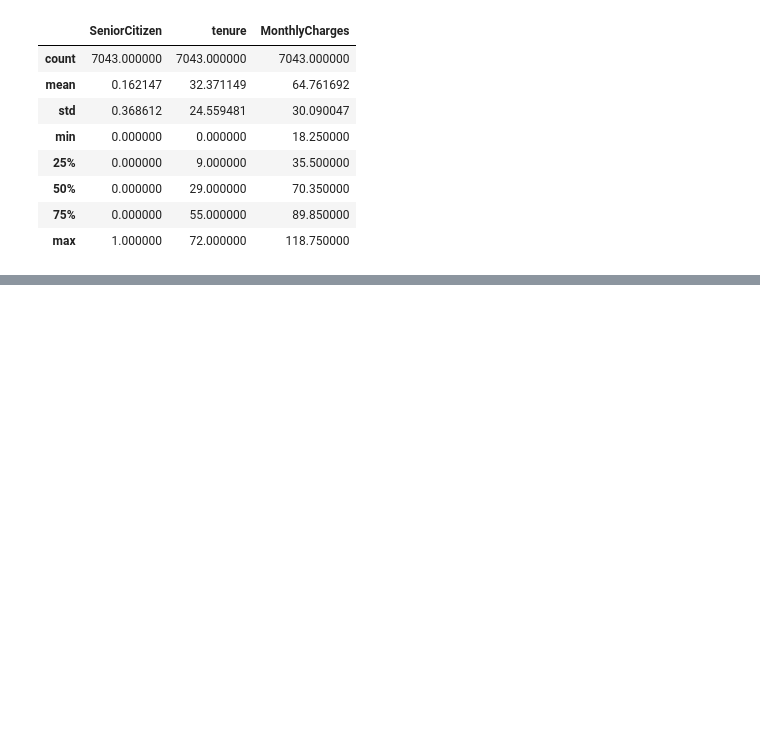
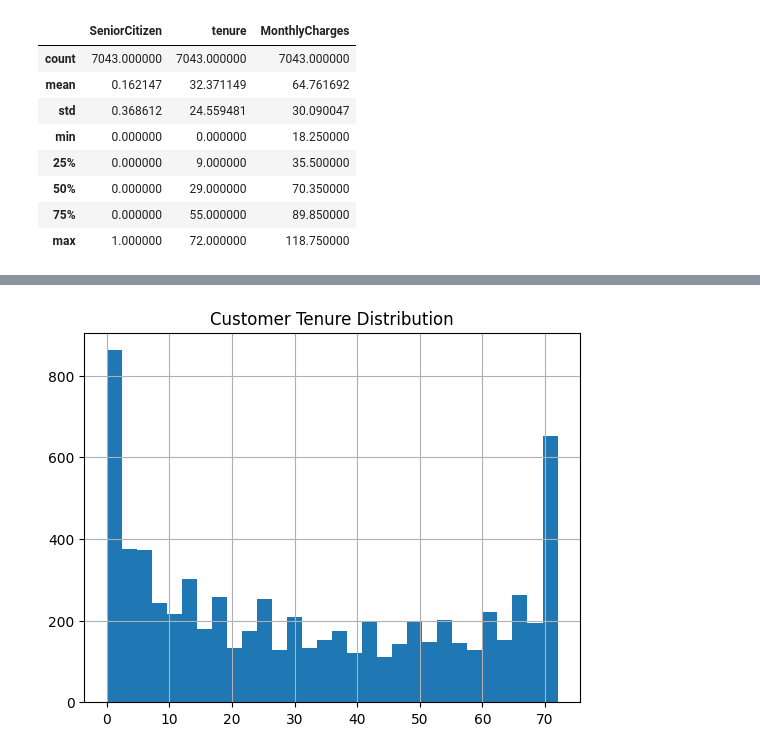
Before and after one commit to crisemy/OwnDataAnalysisProjects, a Jupyter notebook: TelcoCustomerChurn/TelcoCustomerChurn.ipynb, the cells around one changed output, grey strips where cells are left out. Saved outputs shown, nothing was run; the diff lists cells and outputs as text; code cells hidden in the pictures; blank space fills up the shorter version.

```diff
--- a/TelcoCustomerChurn/TelcoCustomerChurn.ipynb
+++ b/TelcoCustomerChurn/TelcoCustomerChurn.ipynb
@@ -67,0 +116,5 @@ Data Description:
+# %%
+# Data Cleaning and Preprocessing
+df["TotalCharges"] = pd.to_numeric(df["TotalCharges"], errors="coerce")
+
+df.isnull().sum()
@@ -67,0 +139,7 @@ Data Description:
+# %%
+# Visualizing the distribution of customer tenure
+df["tenure"].hist(bins=30)
+plt.title("Customer Tenure Distribution")
+plt.show()
+# %% [output]
+[figure, added]
```
Also changed, not shown: parts of 13 cells of this notebook, 2 other files.
